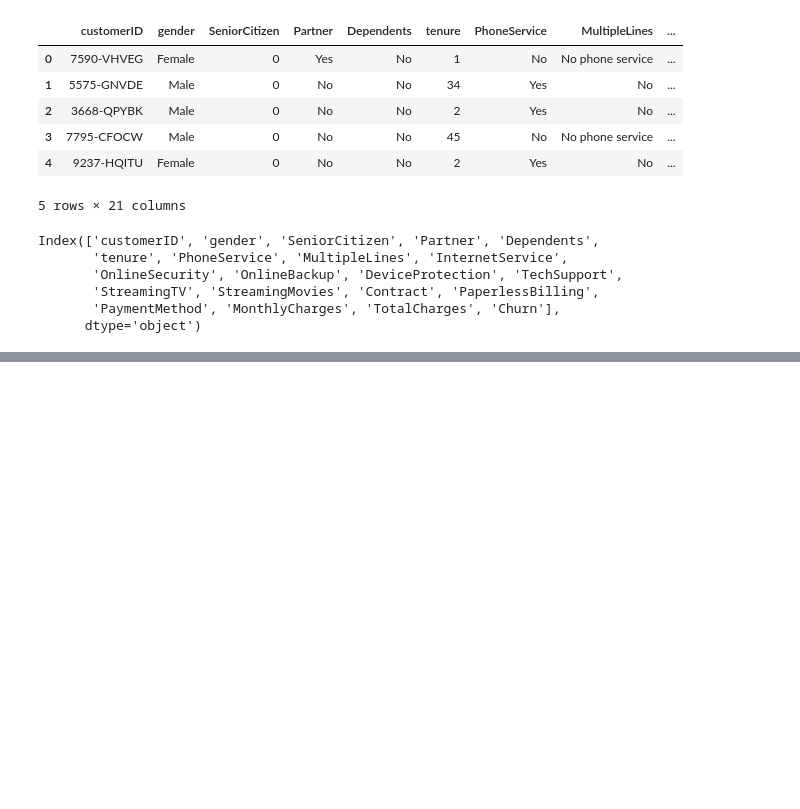
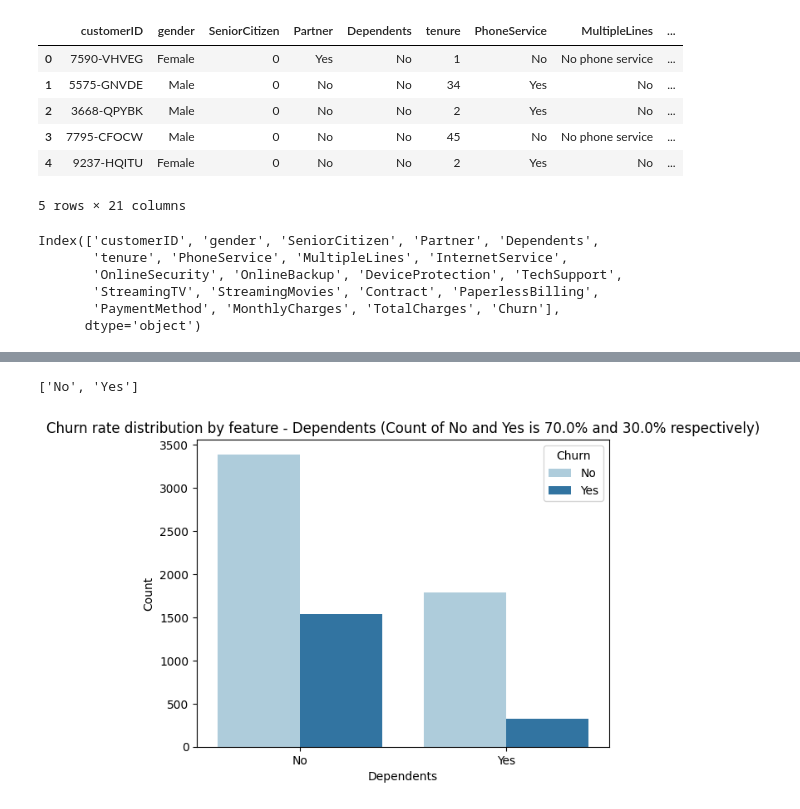
Before and after one commit to Siddharth114/CustomerChurn, a Jupyter notebook: exploring.ipynb, the cells around one changed output, grey strips where cells are left out. Saved outputs shown, nothing was run; the diff lists cells and outputs as text; code cells hidden in the pictures; blank space fills up the shorter version.

```diff
--- a/exploring.ipynb
+++ b/exploring.ipynb
@@ -180,0 +67,5 @@ print(metrics.mean_absolute_error(train_target, train_predictions))
+# %%
+bar_chart('Dependents')
+# %% [output]
+['No', 'Yes']
+[figure, added]
```
Also changed, not shown: parts of 23 cells of this notebook, 1 other file.
